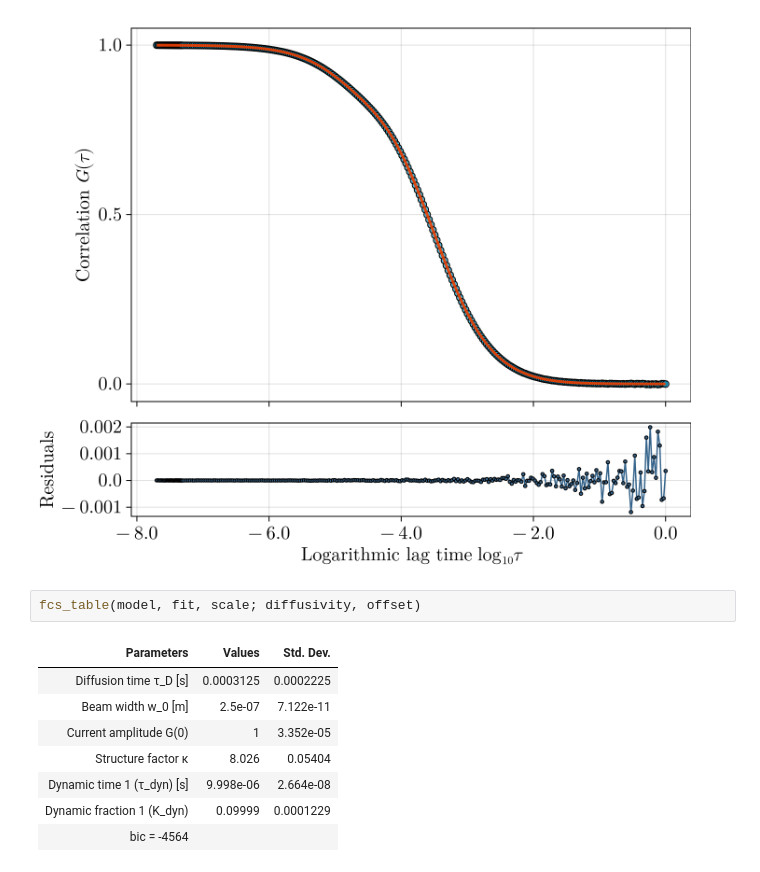
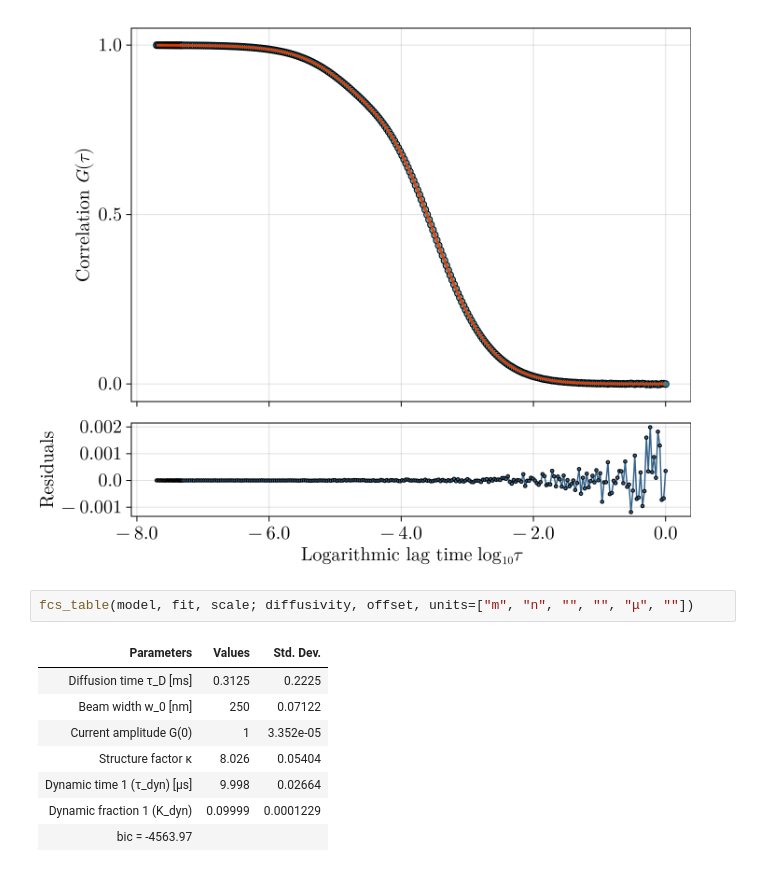
Before and after one commit to LabGradinaru/FluorescenceCorrelationFitting.jl, a Jupyter notebook: examples/fitting.ipynb, the cells around one changed output. Saved outputs shown, nothing was run; the diff lists cells and outputs as text.

Commit message:
Table now allows for per-parameter SI prefix rescaling (#16)

```diff
--- a/examples/fitting.ipynb
+++ b/examples/fitting.ipynb
@@ -11,13 +11,13 @@ fig
 # %% [output]
 [figure]
 # %%
-fcs_table(model, fit, scale; diffusivity, offset)
+fcs_table(model, fit, scale; diffusivity, offset, units=["m", "n", "", "", "μ", ""])
 # %% [output]
 | Parameters | Values | Std. Dev. |
-| Diffusion time τ_D [s] | 0.0003125 | 0.0002225 |
-| Beam width w_0 [m] | 2.5e-07 | 7.122e-11 |
+| Diffusion time τ_D [ms] | 0.3125 | 0.2225 |
+| Beam width w_0 [nm] | 250 | 0.07122 |
 | Current amplitude G(0) | 1 | 3.352e-05 |
 | Structure factor κ | 8.026 | 0.05404 |
-| Dynamic time 1 (τ_dyn) [s] | 9.998e-06 | 2.664e-08 |
+| Dynamic time 1 (τ_dyn) [μs] | 9.998 | 0.02664 |
 | Dynamic fraction 1 (K_dyn) | 0.09999 | 0.0001229 |
-| bic = -4564 |  |  |
+| bic = -4563.97 |  |  |
```
Also changed, not shown: 2 other files.
